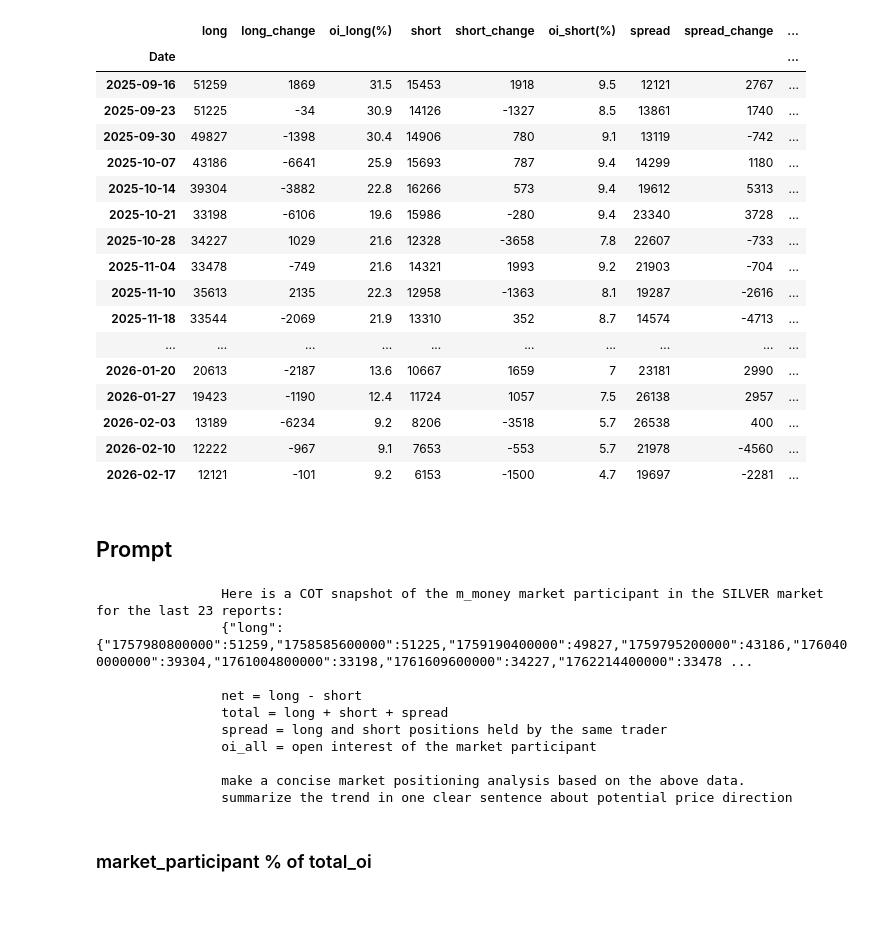
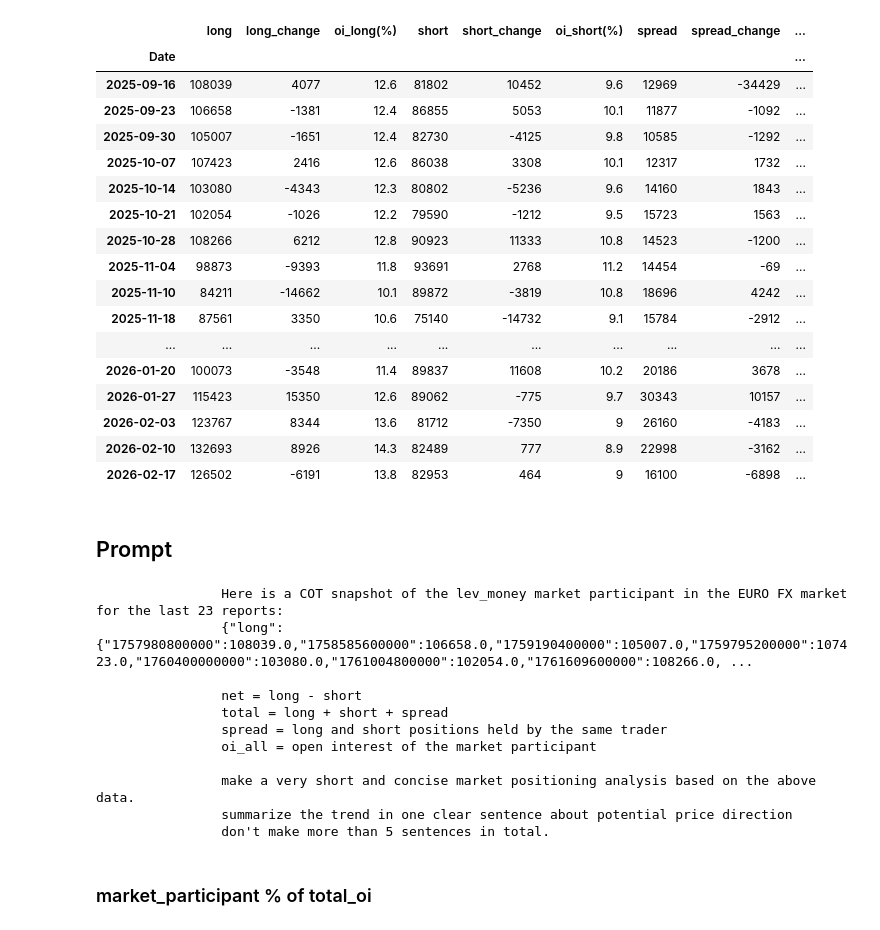
Before and after one commit to mod7ex/COT-analysis, a Jupyter notebook: analysis/table.ipynb, the cells around one changed output. Saved outputs shown, nothing was run; the diff lists cells and outputs as text; code cells hidden in the pictures.

```diff
--- a/analysis/table.ipynb
+++ b/analysis/table.ipynb
@@ -4,8 +4,8 @@ from analysis import get_market_participants
 from utils import get_market_df, TRADERS_IN_FINANCIAL_FUTURES_FUT, LEGUACY_FUT, DISAGGREGATED_FUT, print_json
 # %%
 N = 23
-MARKET = "SILVER"
-REPORT_TYPE = DISAGGREGATED_FUT
+MARKET = "EURO FX"
+REPORT_TYPE = TRADERS_IN_FINANCIAL_FUTURES_FUT
 # %%
 df = get_market_df(cot_report_type=REPORT_TYPE, market=MARKET)
 # %% [output]
@@ -41,5 +41,5 @@ list(participants.keys())
 # %%
-participant_STR = 'm_money'
+participant_STR = 'lev_money'
 
 picked_participant = participants[participant_STR]
 
@@ -69,8 +69,11 @@ for side in ['long', 'short',  'spread']:
     picked_participant_df[change_col(side)] = pd.to_numeric(df[picked_participant[f'{side}_change']], errors="coerce")
     picked_participant_df[oi_col(side)] = df[picked_participant[f"{side}_oi"]]
 
-picked_participant_df['Net'] = picked_participant_df['long'] - picked_participant_df['short']
-picked_participant_df['Net % change'] = 100 * picked_participant_df['Net'].pct_change(periods=1)
+picked_participant_df['oi_all'] = df[picked_participant["oi_all"]]
+
+picked_participant_df['net'] = picked_participant_df['long'] - picked_participant_df['short']
+picked_participant_df['net % change'] = 100 * picked_participant_df['net'].pct_change(periods=1)
+picked_participant_df['net/oi_all'] = 100*picked_participant_df['net']/df[picked_participant["oi_all"]]
 
 picked_participant_df['total'] = (
     picked_participant_df['long'] +
@@ -82,7 +85,7 @@ picked_participant_df['long (%)'] = 100 * picked_participant_df['long'] / picked
 picked_participant_df['short (%)'] = 100 * picked_participant_df['short'] / picked_participant_df['total']
 picked_participant_df['spread (%)'] = 100 * picked_participant_df['spread'] / picked_participant_df['total']
 
-picked_participant_df['oi_all'] = df[picked_participant["oi_all"]]
+picked_participant_df['net/total'] = 100*picked_participant_df['net']/picked_participant_df['total']
 
 picked_participant_df = picked_participant_df.tail(N)
 
@@ -118,51 +121,53 @@ color_map = {
 
 styled = picked_participant_df.style
 
 for side in ["long", "short", "spread"]:
 
     if side not in picked_participant: continue
     (
       styled
             .background_gradient(cmap=color_map[side], subset=[side], vmin=picked_participant_df[side].min(), vmax=picked_participant_df[side].max())
             .background_gradient(cmap=color_map[side], subset=[change_col(side)], vmin=picked_participant_df[change_col(side)].min(), vmax=picked_participant_df[change_col(side)].max())
             .background_gradient(cmap=color_map[side], subset=[oi_col(side)], vmin=picked_participant_df[oi_col(side)].min(), vmax=picked_participant_df[oi_col(side)].max())
     )
 
 (
     styled
-        .background_gradient(cmap=color_map['net'], subset=['Net'], vmin=picked_participant_df['Net'].min(), vmax=picked_participant_df['Net'].max())
-        .background_gradient(cmap=color_map['net'], subset=['Net % change'], vmin=picked_participant_df['Net % change'].min(), vmax=picked_participant_df['Net % change'].max())
+        .background_gradient(cmap=color_map['net'], subset=['net'], vmin=picked_participant_df['net'].min(), vmax=picked_participant_df['net'].max())
+        .background_gradient(cmap=color_map['net'], subset=['net/oi_all'], vmin=picked_participant_df['net/oi_all'].min(), vmax=picked_participant_df['net/oi_all'].max())
+        .background_gradient(cmap=color_map['net'], subset=['net/total'], vmin=picked_participant_df['net/total'].min(), vmax=picked_participant_df['net/total'].max())
+        .background_gradient(cmap=color_map['net'], subset=['net % change'], vmin=picked_participant_df['net % change'].min(), vmax=picked_participant_df['net % change'].max())
         .background_gradient(cmap=color_map['amalgamated'], subset=["total"], vmin=picked_participant_df["total"].min(), vmax=picked_participant_df["total"].max())
         .background_gradient(cmap=color_map['long'], subset=["long (%)"], vmin=picked_participant_df["long (%)"].min(), vmax=picked_participant_df["long (%)"].max())
         .background_gradient(cmap=color_map['short'], subset=["short (%)"], vmin=picked_participant_df["short (%)"].min(), vmax=picked_participant_df["short (%)"].max())
         .background_gradient(cmap=color_map['spread'], subset=["spread (%)"], vmin=picked_participant_df["spread (%)"].min(), vmax=picked_participant_df["spread (%)"].max())
         .background_gradient(cmap=color_map['amalgamated'], subset=["oi_all"], vmin=picked_participant_df["oi_all"].min(), vmax=picked_participant_df["oi_all"].max())
 
 )
 
 styled.format("{:g}")
 styled.format_index("{:%Y-%m-%d}", axis=0)
 
 styled
 # %% [output]
 |  | long | long_change | oi_long(%) | short | short_change | oi_short(%) | spread | spread_change | ... |
 | Date |  |  |  |  |  |  |  |  | ... |
-| 2025-09-16 | 51259 | 1869 | 31.5 | 15453 | 1918 | 9.5 | 12121 | 2767 | ... |
-| 2025-09-23 | 51225 | -34 | 30.9 | 14126 | -1327 | 8.5 | 13861 | 1740 | ... |
-| 2025-09-30 | 49827 | -1398 | 30.4 | 14906 | 780 | 9.1 | 13119 | -742 | ... |
-| 2025-10-07 | 43186 | -6641 | 25.9 | 15693 | 787 | 9.4 | 14299 | 1180 | ... |
-| 2025-10-14 | 39304 | -3882 | 22.8 | 16266 | 573 | 9.4 | 19612 | 5313 | ... |
-| 2025-10-21 | 33198 | -6106 | 19.6 | 15986 | -280 | 9.4 | 23340 | 3728 | ... |
-| 2025-10-28 | 34227 | 1029 | 21.6 | 12328 | -3658 | 7.8 | 22607 | -733 | ... |
-| 2025-11-04 | 33478 | -749 | 21.6 | 14321 | 1993 | 9.2 | 21903 | -704 | ... |
-| 2025-11-10 | 35613 | 2135 | 22.3 | 12958 | -1363 | 8.1 | 19287 | -2616 | ... |
-| 2025-11-18 | 33544 | -2069 | 21.9 | 13310 | 352 | 8.7 | 14574 | -4713 | ... |
+| 2025-09-16 | 108039 | 4077 | 12.6 | 81802 | 10452 | 9.6 | 12969 | -34429 | ... |
+| 2025-09-23 | 106658 | -1381 | 12.4 | 86855 | 5053 | 10.1 | 11877 | -1092 | ... |
+| 2025-09-30 | 105007 | -1651 | 12.4 | 82730 | -4125 | 9.8 | 10585 | -1292 | ... |
+| 2025-10-07 | 107423 | 2416 | 12.6 | 86038 | 3308 | 10.1 | 12317 | 1732 | ... |
+| 2025-10-14 | 103080 | -4343 | 12.3 | 80802 | -5236 | 9.6 | 14160 | 1843 | ... |
+| 2025-10-21 | 102054 | -1026 | 12.2 | 79590 | -1212 | 9.5 | 15723 | 1563 | ... |
+| 2025-10-28 | 108266 | 6212 | 12.8 | 90923 | 11333 | 10.8 | 14523 | -1200 | ... |
+| 2025-11-04 | 98873 | -9393 | 11.8 | 93691 | 2768 | 11.2 | 14454 | -69 | ... |
+| 2025-11-10 | 84211 | -14662 | 10.1 | 89872 | -3819 | 10.8 | 18696 | 4242 | ... |
+| 2025-11-18 | 87561 | 3350 | 10.6 | 75140 | -14732 | 9.1 | 15784 | -2912 | ... |
 | ... | ... | ... | ... | ... | ... | ... | ... | ... | ... |
-| 2026-01-20 | 20613 | -2187 | 13.6 | 10667 | 1659 | 7 | 23181 | 2990 | ... |
-| 2026-01-27 | 19423 | -1190 | 12.4 | 11724 | 1057 | 7.5 | 26138 | 2957 | ... |
-| 2026-02-03 | 13189 | -6234 | 9.2 | 8206 | -3518 | 5.7 | 26538 | 400 | ... |
-| 2026-02-10 | 12222 | -967 | 9.1 | 7653 | -553 | 5.7 | 21978 | -4560 | ... |
-| 2026-02-17 | 12121 | -101 | 9.2 | 6153 | -1500 | 4.7 | 19697 | -2281 | ... |
+| 2026-01-20 | 100073 | -3548 | 11.4 | 89837 | 11608 | 10.2 | 20186 | 3678 | ... |
+| 2026-01-27 | 115423 | 15350 | 12.6 | 89062 | -775 | 9.7 | 30343 | 10157 | ... |
+| 2026-02-03 | 123767 | 8344 | 13.6 | 81712 | -7350 | 9 | 26160 | -4183 | ... |
+| 2026-02-10 | 132693 | 8926 | 14.3 | 82489 | 777 | 8.9 | 22998 | -3162 | ... |
+| 2026-02-17 | 126502 | -6191 | 13.8 | 82953 | 464 | 9 | 16100 | -6898 | ... |
 # %% [markdown]
 ## Prompt
 # %%
@@ -175,22 +180,24 @@ content = f"""
                 spread = long and short positions held by the same trader
                 oi_all = open interest of the market participant
 
-                make a concise market positioning analysis based on the above data.
+                make a very short and concise market positioning analysis based on the above data.
                 summarize the trend in one clear sentence about potential price direction
+                don't make more than 5 sentences in total.
             """
 
 print(content)
 # %% [output]
-                Here is a COT snapshot of the m_money market participant in the SILVER market for the last 23 reports:
-                {"long":{"1757980800000":51259,"1758585600000":51225,"1759190400000":49827,"1759795200000":43186,"1760400000000":39304,"1761004800000":33198,"1761609600000":34227,"1762214400000":33478 ...
+                Here is a COT snapshot of the lev_money market participant in the EURO FX market for the last 23 reports:
+                {"long":{"1757980800000":108039.0,"1758585600000":106658.0,"1759190400000":105007.0,"1759795200000":107423.0,"1760400000000":103080.0,"1761004800000":102054.0,"1761609600000":108266.0, ...
 
                 net = long - short
                 total = long + short + spread
                 spread = long and short positions held by the same trader
                 oi_all = open interest of the market participant
 
-                make a concise market positioning analysis based on the above data.
+                make a very short and concise market positioning analysis based on the above data.
                 summarize the trend in one clear sentence about potential price direction
+                don't make more than 5 sentences in total.
 # %%
 # from openai import OpenAI
 
```
Also changed, not shown: parts of 5 cells of this notebook, 1 other file.
